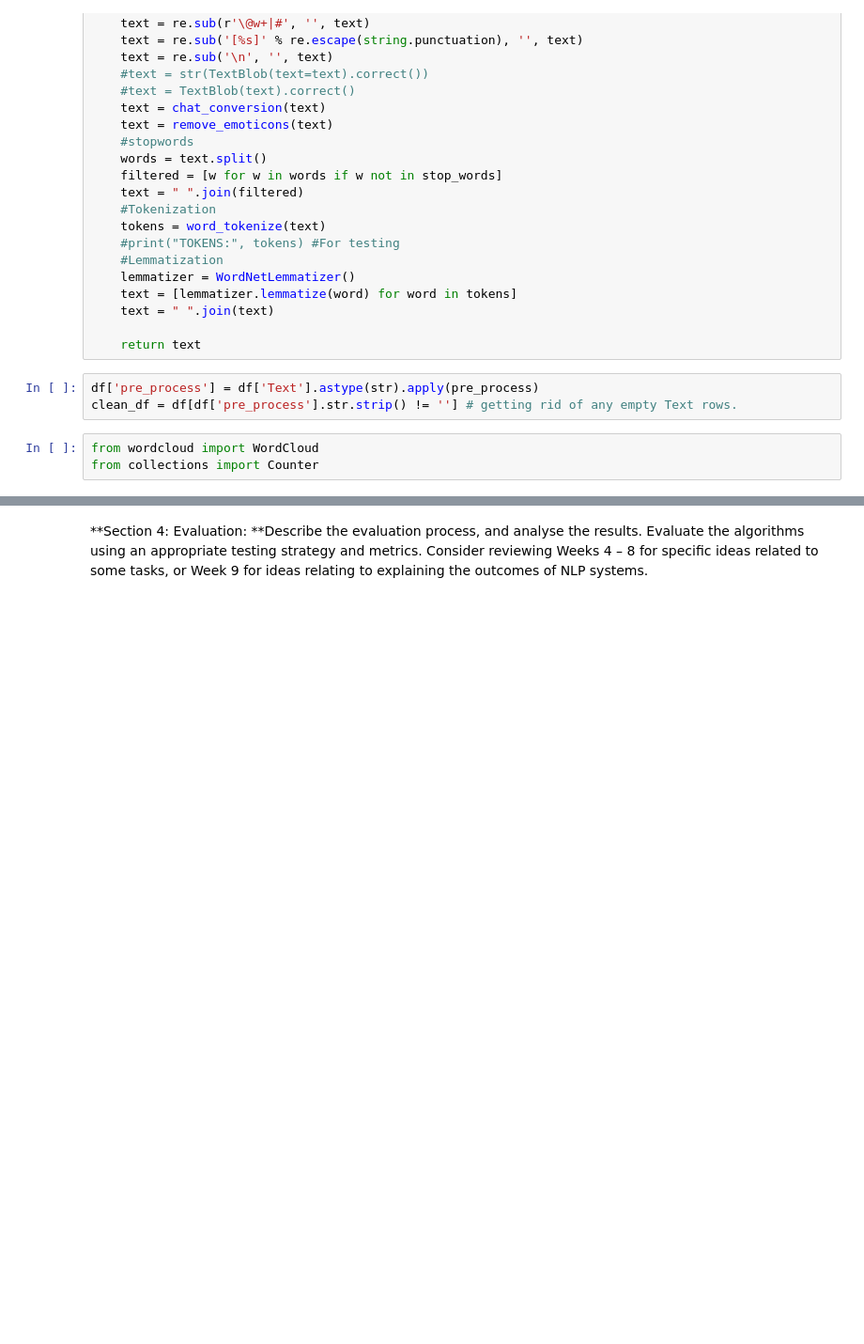
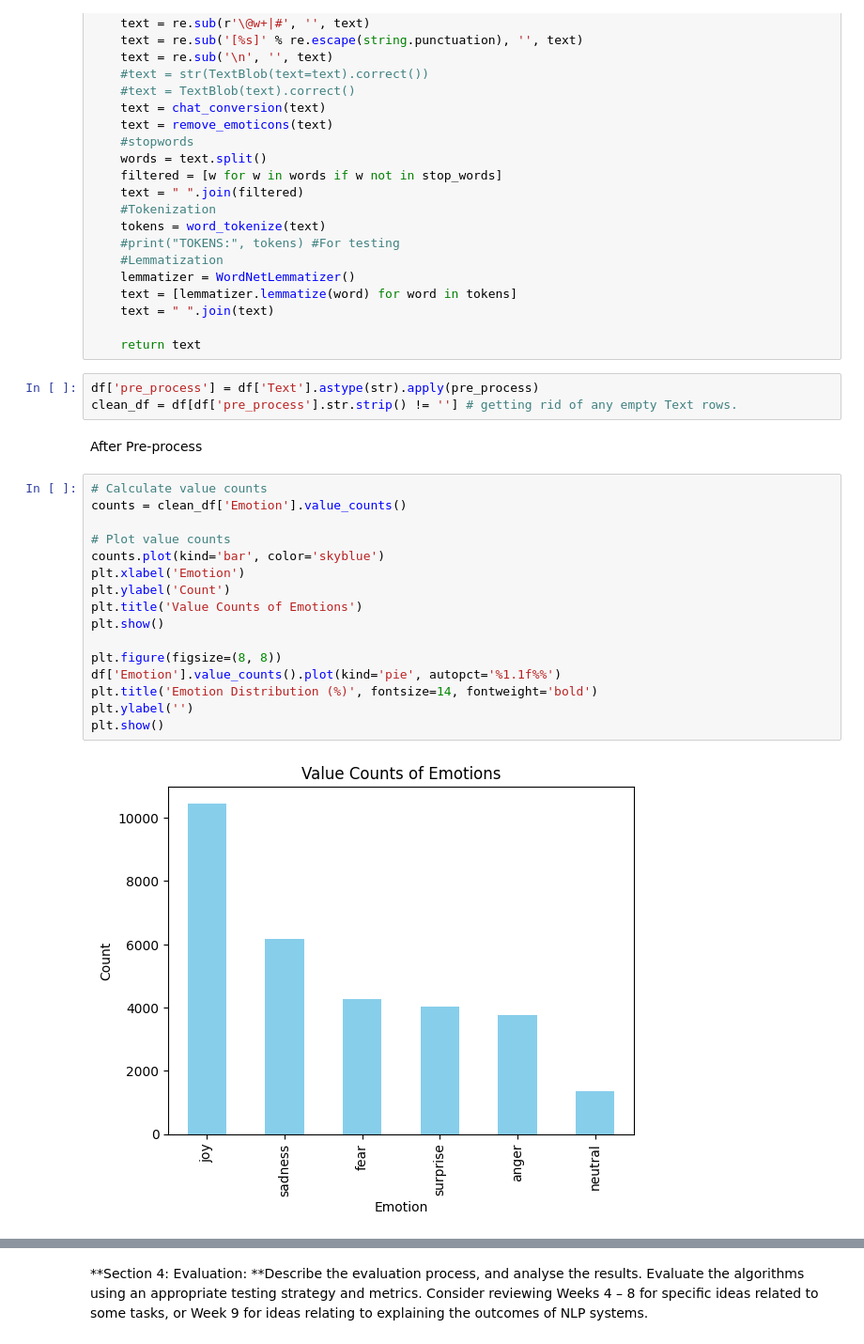
Before and after one commit to Tsaraban/CM4145_NLP_coursework, a Jupyter notebook: CE4145_coursework.ipynb, the cells around one changed output, grey strips where cells are left out. Shown at 94% size. Saved outputs shown, nothing was run; the diff lists cells and outputs as text; blank space fills up the shorter version.

```diff
--- a/CE4145_coursework.ipynb
+++ b/CE4145_coursework.ipynb
@@ -608,6 +649,23 @@ def pre_process(text):
 # %%
 df['pre_process'] = df['Text'].astype(str).apply(pre_process)
 clean_df = df[df['pre_process'].str.strip() != ''] # getting rid of any empty Text rows.
-# %%
-from wordcloud import WordCloud
-from collections import Counter
+# %% [markdown]
+After Pre-process
+# %%
+# Calculate value counts
+counts = clean_df['Emotion'].value_counts()
+
+# Plot value counts
+counts.plot(kind='bar', color='skyblue')
+plt.xlabel('Emotion')
+plt.ylabel('Count')
+plt.title('Value Counts of Emotions')
+plt.show()
+
+plt.figure(figsize=(8, 8))
+df['Emotion'].value_counts().plot(kind='pie', autopct='%1.1f%%')
+plt.title('Emotion Distribution (%)', fontsize=14, fontweight='bold')
+plt.ylabel('')
+plt.show()
+# %% [output]
+[figure, added]
```
Also changed, not shown: parts of 64 cells of this notebook.
